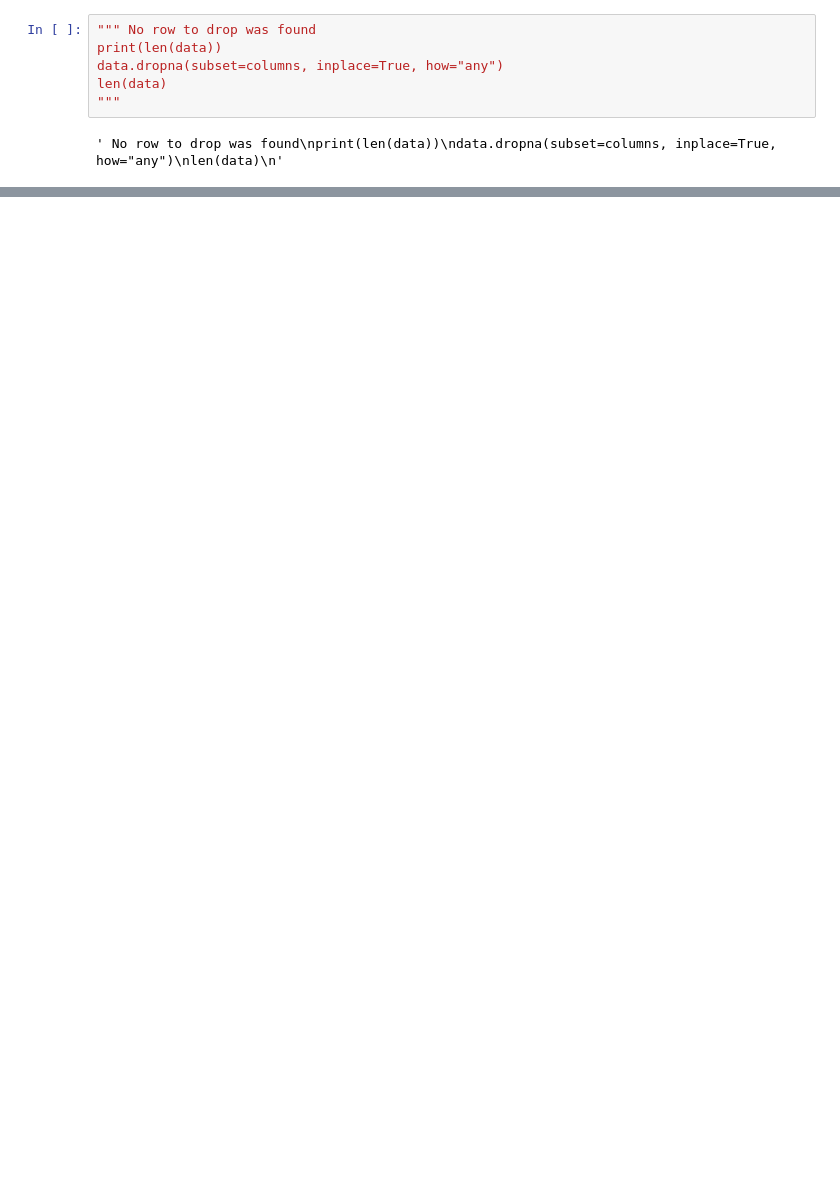
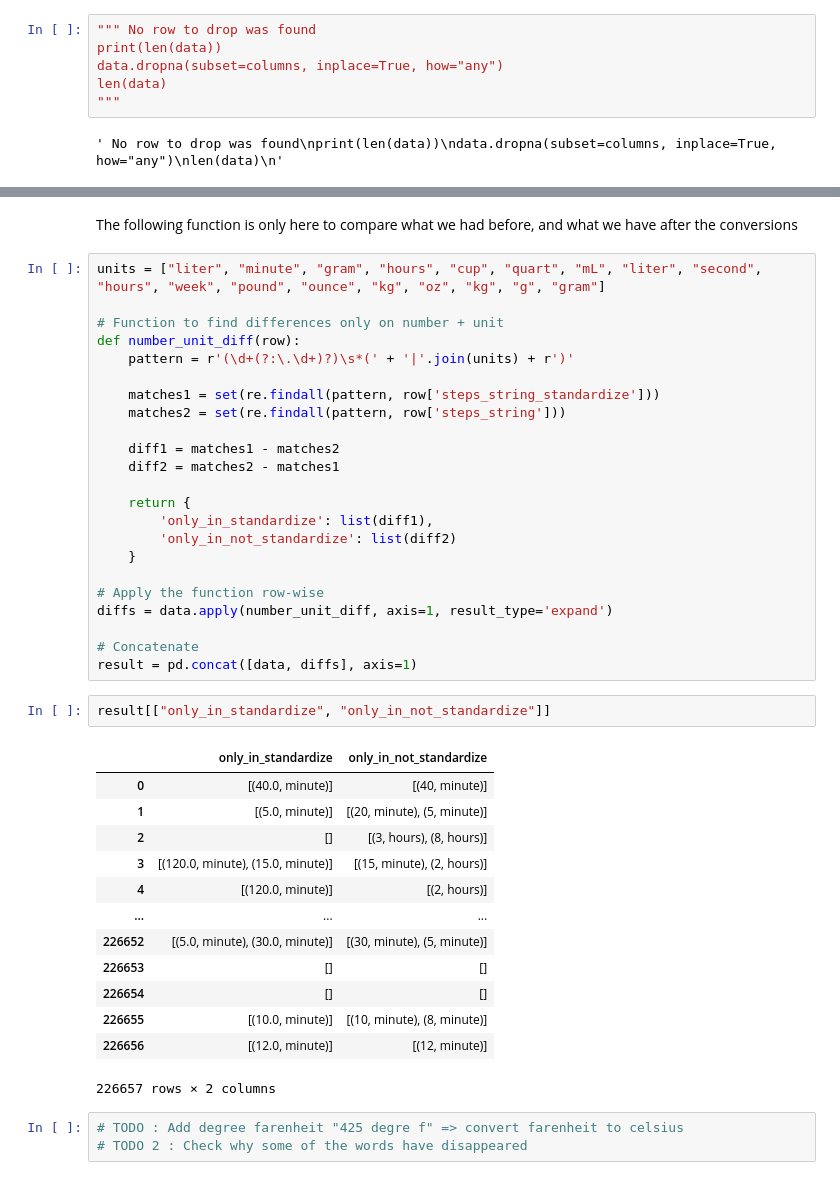
Before and after one commit to milik0/recipe-nlp, a Jupyter notebook: notebooks/classification/classification.ipynb, the cells around one changed output, grey strips where cells are left out. Saved outputs shown, nothing was run; the diff lists cells and outputs as text; blank space fills up the shorter version.

```diff
--- a/notebooks/classification/classification.ipynb
+++ b/notebooks/classification/classification.ipynb
@@ -141,0 +356,44 @@ len(data)
+# %% [markdown]
+The following function is only here to compare what we had before, and what we have after the conversions
+# %%
+units = ["liter", "minute", "gram", "hours", "cup", "quart", "mL", "liter", "second", "hours", "week", "pound", "ounce", "kg", "oz", "kg", "g", "gram"]
+
+# Function to find differences only on number + unit
+def number_unit_diff(row):
+    pattern = r'(\d+(?:\.\d+)?)\s*(' + '|'.join(units) + r')'
+
+    matches1 = set(re.findall(pattern, row['steps_string_standardize']))
+    matches2 = set(re.findall(pattern, row['steps_string']))
+
+    diff1 = matches1 - matches2
+    diff2 = matches2 - matches1
+
+    return {
+        'only_in_standardize': list(diff1),
+        'only_in_not_standardize': list(diff2)
+    }
+
+# Apply the function row-wise
+diffs = data.apply(number_unit_diff, axis=1, result_type='expand')
+
+# Concatenate
+result = pd.concat([data, diffs], axis=1)
+# %%
+result[["only_in_standardize", "only_in_not_standardize"]]
+# %% [output]
+|  | only_in_standardize | only_in_not_standardize |
+| 0 | [(40.0, minute)] | [(40, minute)] |
+| 1 | [(5.0, minute)] | [(20, minute), (5, minute)] |
+| 2 | [] | [(3, hours), (8, hours)] |
+| 3 | [(120.0, minute), (15.0, minute)] | [(15, minute), (2, hours)] |
+| 4 | [(120.0, minute)] | [(2, hours)] |
+| ... | ... | ... |
+| 226652 | [(5.0, minute), (30.0, minute)] | [(30, minute), (5, minute)] |
+| 226653 | [] | [] |
+| 226654 | [] | [] |
+| 226655 | [(10.0, minute)] | [(10, minute), (8, minute)] |
+| 226656 | [(12.0, minute)] | [(12, minute)] |
+226657 rows × 2 columns
+# %%
+# TODO : Add degree farenheit "425 degre f" => convert farenheit to celsius
+# TODO 2 : Check why some of the words have disappeared
```
Also changed, not shown: parts of 5 cells of this notebook, 1 other file.
